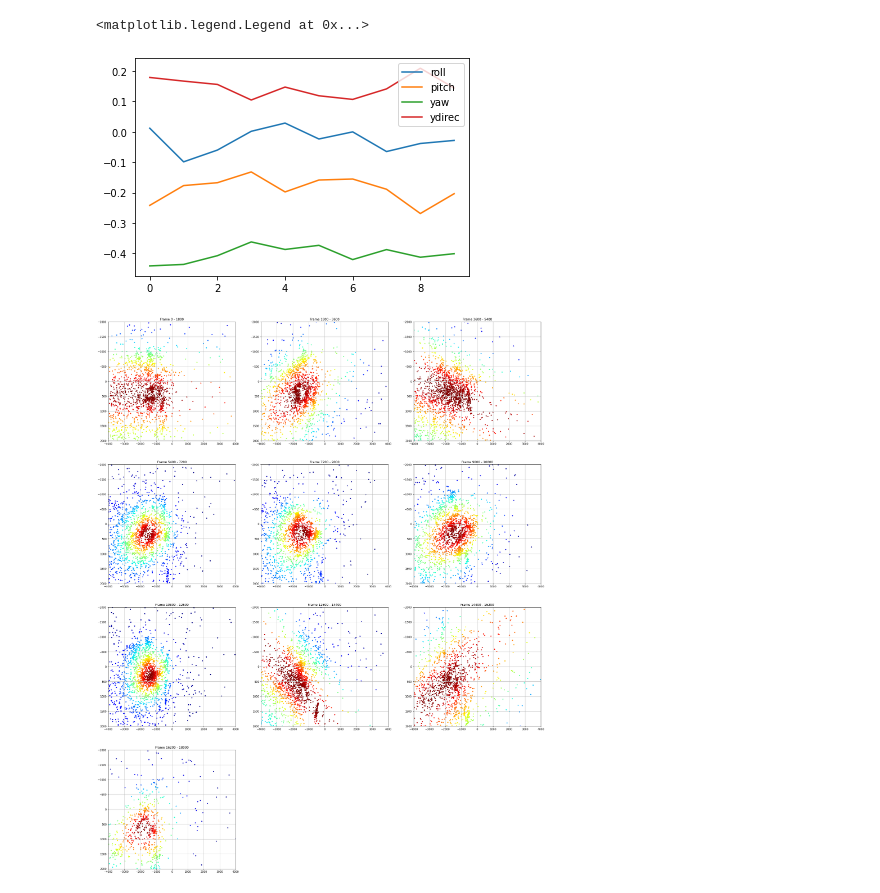
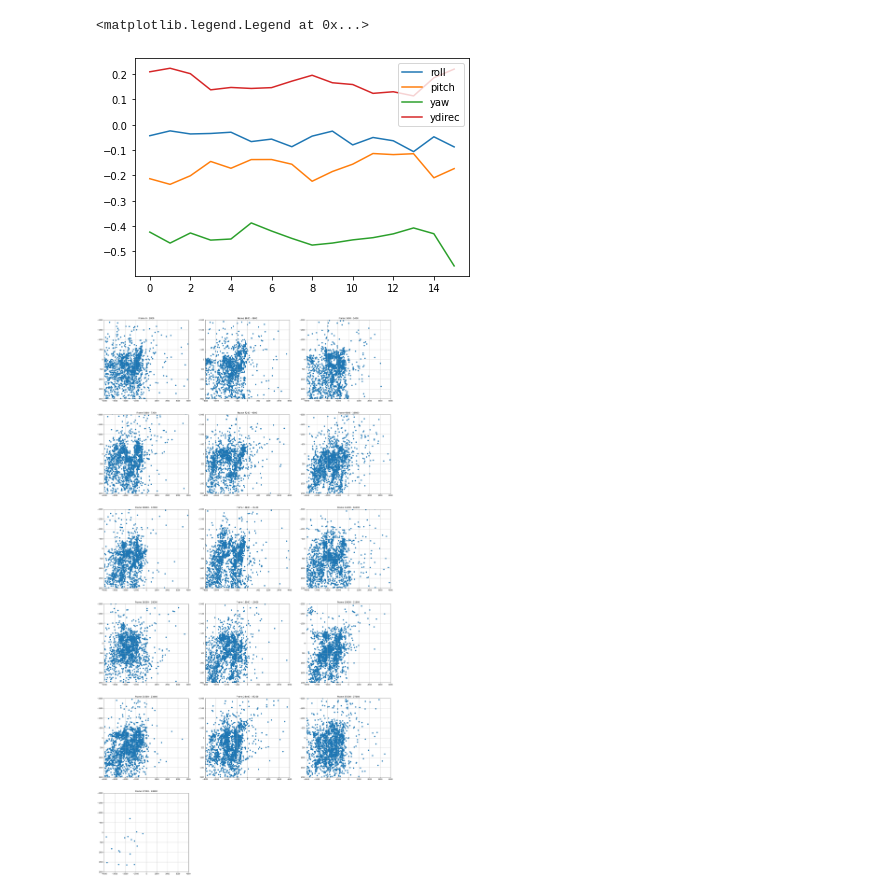
Before and after one commit to nakazawaatsushi/aws-face-recognition, a Jupyter notebook: vp_projection_analysis.ipynb, the cells around one changed output. Saved outputs shown, nothing was run; the diff lists cells and outputs as text; code cells hidden in the pictures.

```diff
--- a/vp_projection_analysis.ipynb
+++ b/vp_projection_analysis.ipynb
@@ -8,11 +8,12 @@ import numpy as np
 #fname = 'Nakao'
 #fname = 'Nakas'
 #fname = 'Ozeo2'
-fname = 'Ozes'
+#fname = 'Ozes'
 #fname = 'sugio_ok'
 #fname = 'sugis_ok'
 #fname = 'tano_ok'
-#fname = 'tans_ok'
+fname = 'tans_ok'
+
 data = pd.read_table(os.path.join('ivr',fname + '.tsv'))
 # %%
 Frame = data['Frame'].to_numpy()
@@ -52,32 +53,44 @@ plt.plot(V_list,label='ydirec')
 plt.legend()
 # %% [output]
 <matplotlib.legend.Legend at 0x...>
-[figure, old version]
+[figure, new version]
 # %%
 T = X[:,2] / V[:,2]
 XX = X[:,0] + V[:,0]*T
 YY = X[:,1] + V[:,1]*T
 # %%
+# simple scatter plot or heatmap plot (slow)
+PLOT = 'SIMPLE'
+#PLOT = 'HEATMAP'
+
+# save figure option
+SAVEFIG = False
+
 plt.figure(figsize=(30,100))
 
 for n,i in enumerate(range(0,Frame[-1],DURATION)):
     plt.subplot(10,3,n+1)
     plt.title(f'Frame {i} - {i+DURATION}')
     XXX = XX[np.where((Frame >= i) & (Frame < i + DURATION))]
     YYY = YY[np.where((Frame >= i) & (Frame < i + DURATION))]
 
     xy = np.vstack([XXX,YYY])
-    z = gaussian_kde(xy)(xy)
-    # plt.scatter(XXX,YYY)
 
-    plt.scatter(XXX, YYY, c=z, s=5, cmap="jet")
+    if PLOT == 'HEATMAP':
+        z = gaussian_kde(xy)(xy)
+        plt.scatter(XXX, YYY, c=z, s=5, cmap="jet")
+    else:
+        plt.scatter(XXX,YYY)
+
     #plt.invert_yaxis()
     # fig.colorbar(im)
     plt.xlim(-4000,4000)
     plt.ylim(2000,-2000)
     plt.grid()
 
-plt.savefig(fname + '.pdf')
+if SAVEFIG:
+    plt.savefig(fname + '.pdf')
+
 plt.show()
 # %% [output]
-[figure, old version]
+[figure, new version]
```
Also changed, not shown: parts of 4 cells of this notebook, 1 other file.
